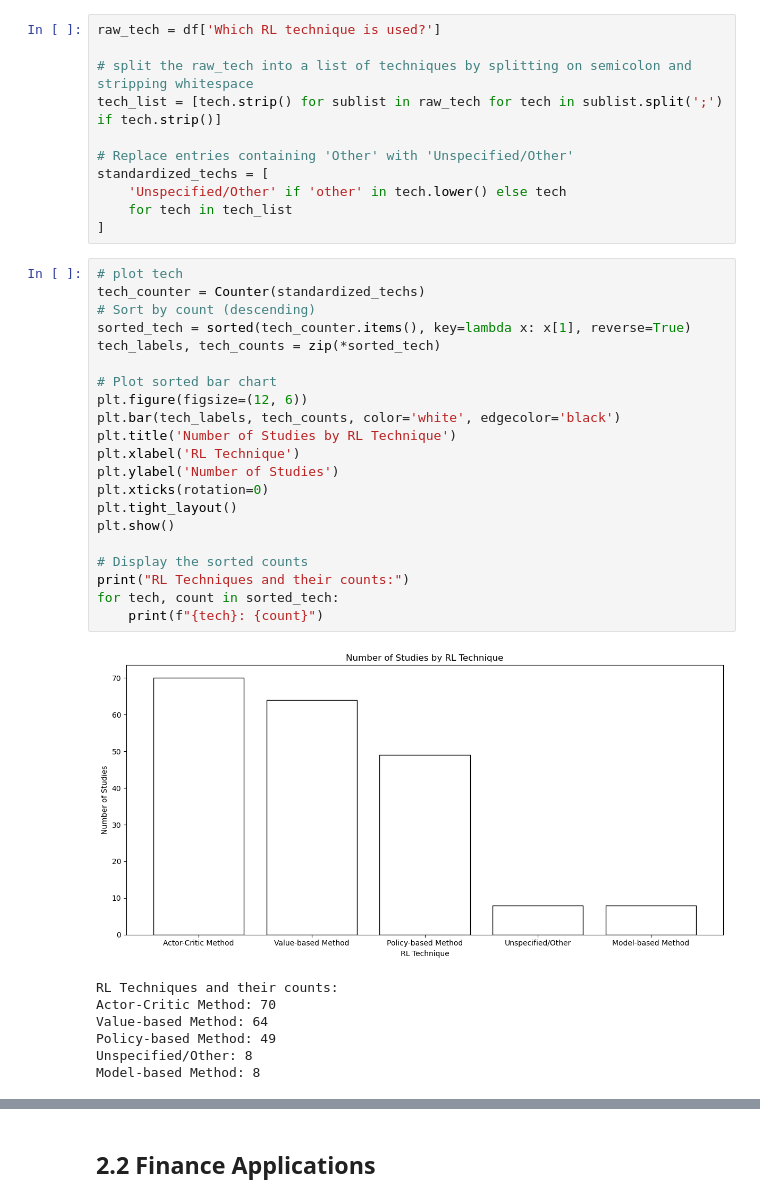
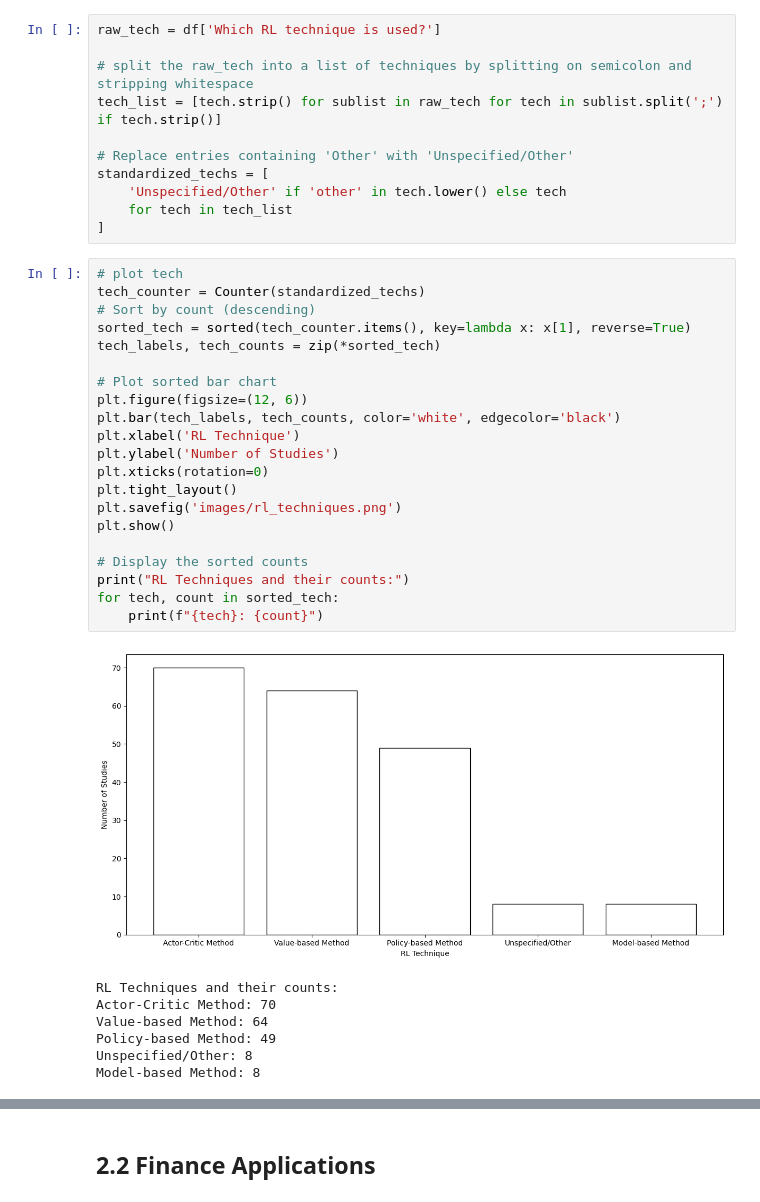
Before and after one commit to MSCA-DN-Digital-Finance/WP3_eXplainable_and_Fair_AI, a Jupyter notebook: IRP1/Code/systematic_literature_review/250602_analysis.ipynb, the cells around one changed output, grey strips where cells are left out. Saved outputs shown, nothing was run; the diff lists cells and outputs as text.

```diff
--- a/IRP1/Code/systematic_literature_review/250602_analysis.ipynb
+++ b/IRP1/Code/systematic_literature_review/250602_analysis.ipynb
@@ -132,26 +133,26 @@ standardized_techs = [
 # %%
 # plot tech
 tech_counter = Counter(standardized_techs)
 # Sort by count (descending)
 sorted_tech = sorted(tech_counter.items(), key=lambda x: x[1], reverse=True)
 tech_labels, tech_counts = zip(*sorted_tech)
 
 # Plot sorted bar chart
 plt.figure(figsize=(12, 6))
 plt.bar(tech_labels, tech_counts, color='white', edgecolor='black')
-plt.title('Number of Studies by RL Technique')
 plt.xlabel('RL Technique')
 plt.ylabel('Number of Studies')
 plt.xticks(rotation=0)
 plt.tight_layout()
+plt.savefig('images/rl_techniques.png')
 plt.show()
 
 # Display the sorted counts
 print("RL Techniques and their counts:")
 for tech, count in sorted_tech:
     print(f"{tech}: {count}")
 # %% [output]
-[figure, old version]
+[figure, new version]
 RL Techniques and their counts:
 Actor-Critic Method: 70
 Value-based Method: 64
```
Also changed, not shown: parts of 15 cells of this notebook, 3 other files.
